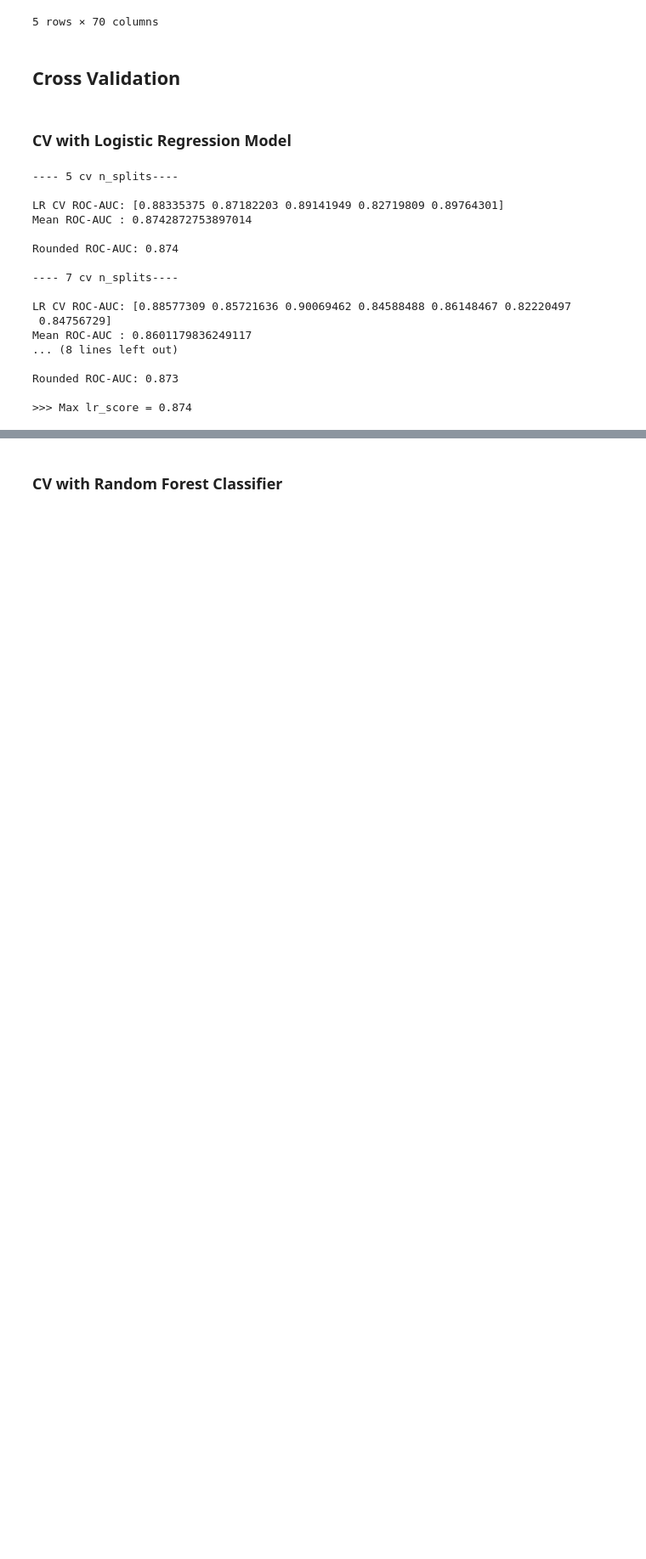
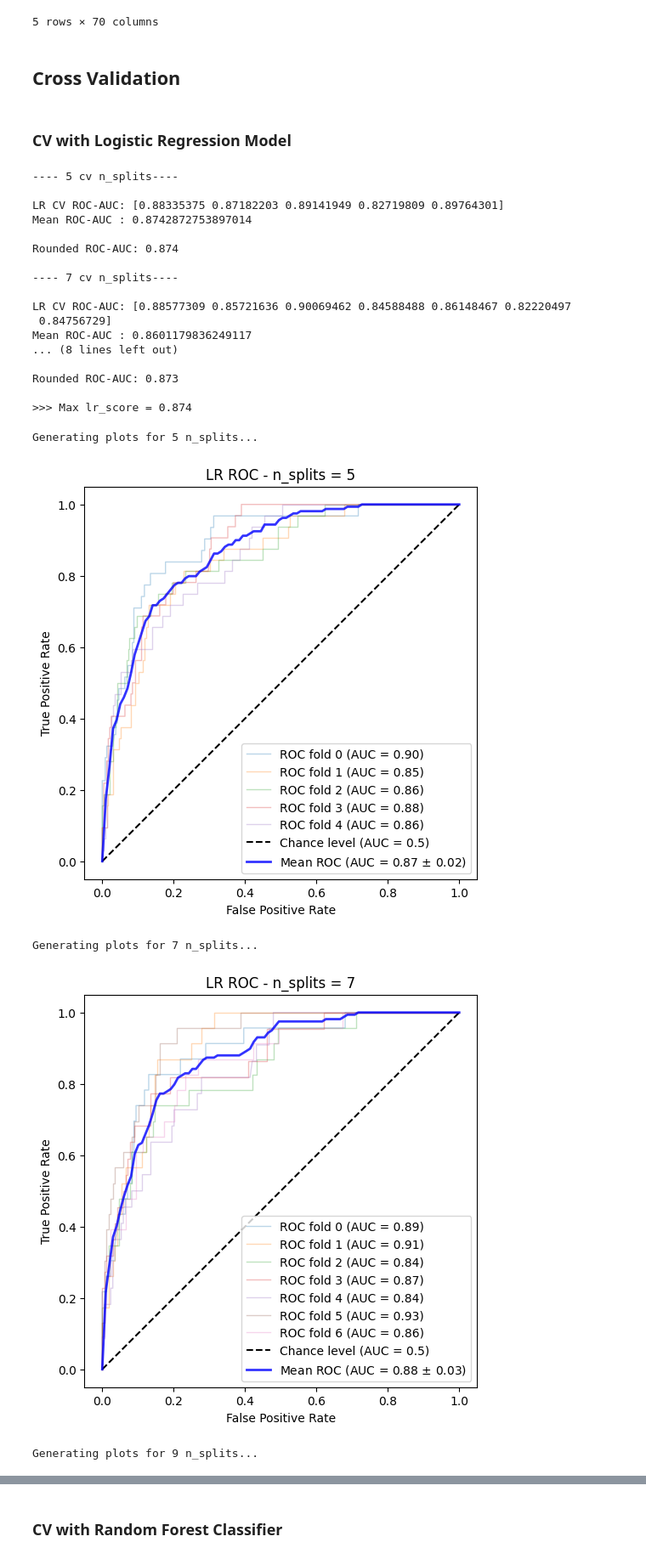
Before and after one commit to Kovindu555/Employee-Attrition-Multiclass-Prediction, a Jupyter notebook: model_training.ipynb, the cells around one changed output, grey strips where cells are left out. Shown at 85% size. Saved outputs shown, nothing was run; the diff lists cells and outputs as text; code cells hidden in the pictures; blank space fills up the shorter version.

Commit message:
training process 9

```diff
--- a/model_training.ipynb
+++ b/model_training.ipynb
@@ -597,0 +716,12 @@ Rounded ROC-AUC: 0.873
+# %%
+for i in cvs:
+    print(f"\nGenerating plots for {5 + ((cvs.index(i) + 1) - 1)*2} n_splits...\n")
+    mean_score = plot_custom_roc_cv(lr, X_train, y_train, i, title=f"LR ROC - n_splits = {5 + ((cvs.index(i) + 1) - 1)*2}")
+    lr_score_list.append(mean_score)
+del lr_score_list
+# %% [output]
+Generating plots for 5 n_splits...
+[figure, added]
+Generating plots for 7 n_splits...
+[figure, added]
+Generating plots for 9 n_splits...
```
Also changed, not shown: parts of 33 cells of this notebook.
